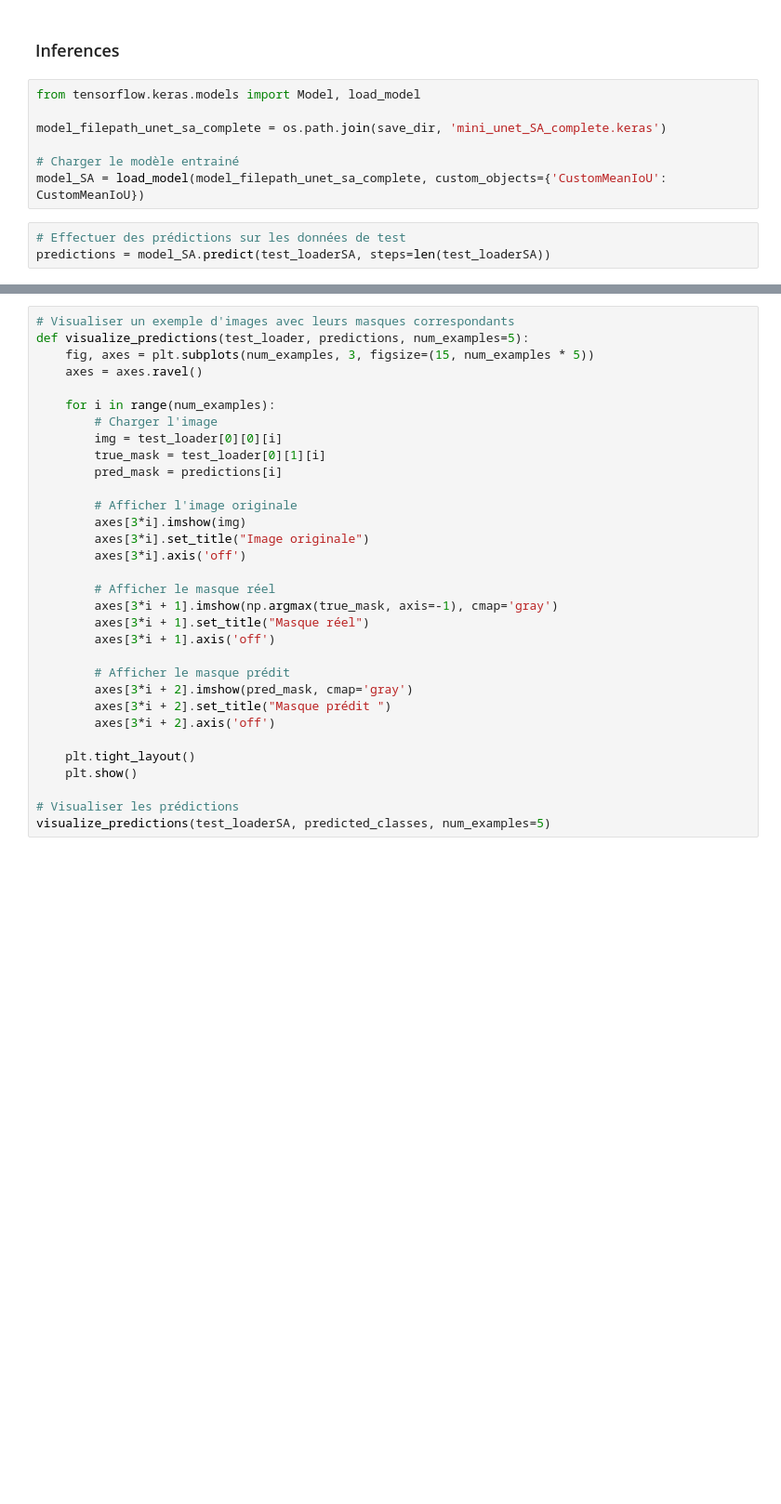
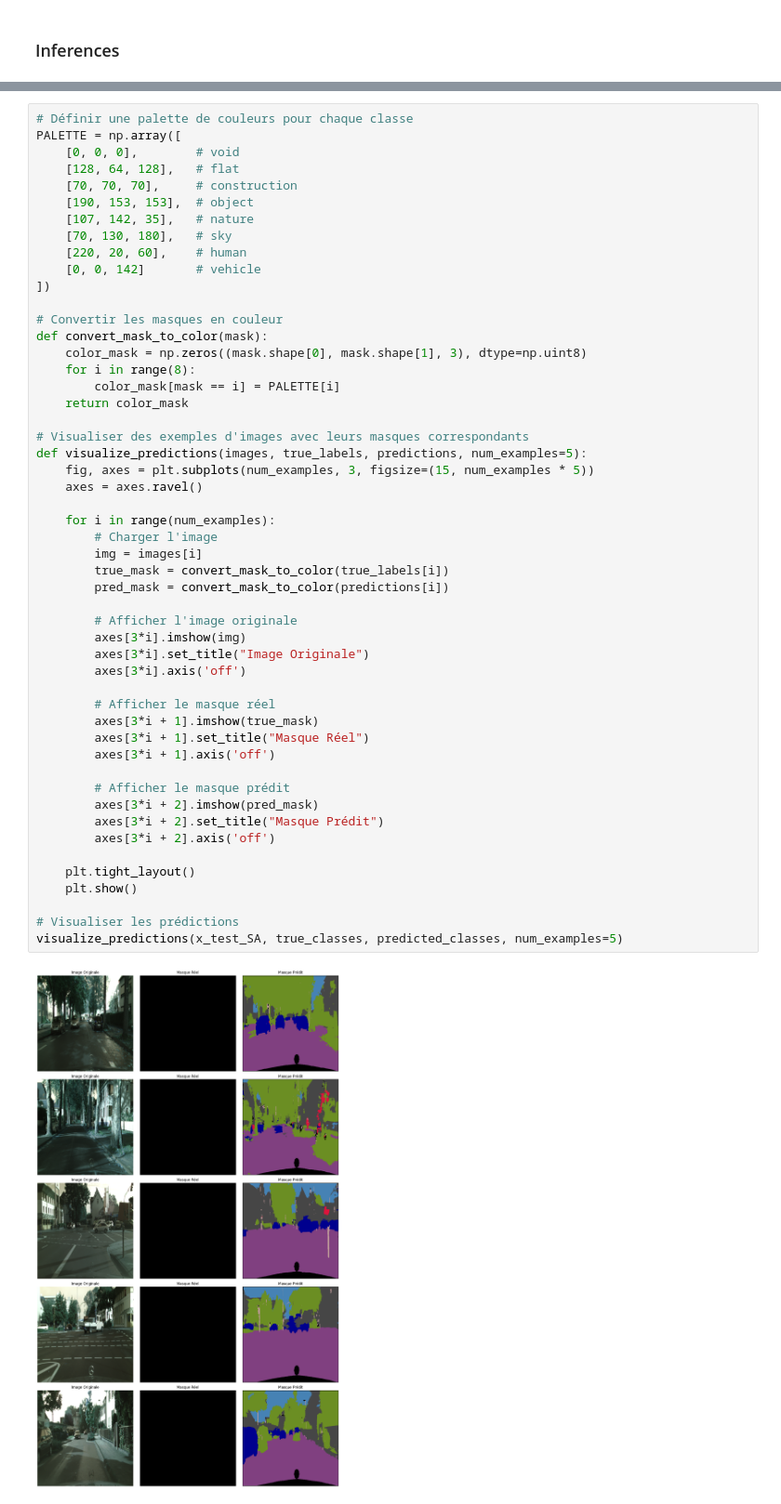
Before and after one commit to DhekerKacem/FuturVisionTransport, a Jupyter notebook: modelisation.ipynb, the cells around one changed output, grey strips where cells are left out. Shown at 93% size. Cells and saved outputs as stored; diff of their text form; blank space fills up the shorter version.

```diff
--- a/modelisation.ipynb
+++ b/modelisation.ipynb
@@ -1381,13 +1420,3 @@ Epoch 6/20
 372/372 [==============================] - 624s 2s/step - loss: 0.8380 - mean_iou: 0.3427 - val_loss: 1.6572 - val_mean_iou: 0.2894
 # %% [markdown]
 ### Inferences
-# %%
-from tensorflow.keras.models import Model, load_model
-
-model_filepath_unet_sa_complete = os.path.join(save_dir, 'mini_unet_SA_complete.keras')
-
-# Charger le modèle entrainé
-model_SA = load_model(model_filepath_unet_sa_complete, custom_objects={'CustomMeanIoU': CustomMeanIoU})
-# %%
-# Effectuer des prédictions sur les données de test
-predictions = model_SA.predict(test_loaderSA, steps=len(test_loaderSA))
@@ -1403,32 +1476,53 @@ print(f'Mean IoU: {iou_metric.result().numpy()}')
 # %%
-# Visualiser un exemple d'images avec leurs masques correspondants
-def visualize_predictions(test_loader, predictions, num_examples=5):
+# Définir une palette de couleurs pour chaque classe
+PALETTE = np.array([
+    [0, 0, 0],        # void
+    [128, 64, 128],   # flat
+    [70, 70, 70],     # construction
+    [190, 153, 153],  # object
+    [107, 142, 35],   # nature
+    [70, 130, 180],   # sky
+    [220, 20, 60],    # human
+    [0, 0, 142]       # vehicle
+])
+
+# Convertir les masques en couleur
+def convert_mask_to_color(mask):
+    color_mask = np.zeros((mask.shape[0], mask.shape[1], 3), dtype=np.uint8)
+    for i in range(8):
+        color_mask[mask == i] = PALETTE[i]
+    return color_mask
+
+# Visualiser des exemples d'images avec leurs masques correspondants
+def visualize_predictions(images, true_labels, predictions, num_examples=5):
     fig, axes = plt.subplots(num_examples, 3, figsize=(15, num_examples * 5))
     axes = axes.ravel()
 
     for i in range(num_examples):
         # Charger l'image
-        img = test_loader[0][0][i]
-        true_mask = test_loader[0][1][i]
-        pred_mask = predictions[i]
+        img = images[i]
+        true_mask = convert_mask_to_color(true_labels[i])
+        pred_mask = convert_mask_to_color(predictions[i])
 
         # Afficher l'image originale
         axes[3*i].imshow(img)
-        axes[3*i].set_title("Image originale")
+        axes[3*i].set_title("Image Originale")
         axes[3*i].axis('off')
 
         # Afficher le masque réel
-        axes[3*i + 1].imshow(np.argmax(true_mask, axis=-1), cmap='gray')
-        axes[3*i + 1].set_title("Masque réel")
+        axes[3*i + 1].imshow(true_mask)
+        axes[3*i + 1].set_title("Masque Réel")
         axes[3*i + 1].axis('off')
 
         # Afficher le masque prédit
-        axes[3*i + 2].imshow(pred_mask, cmap='gray')
-        axes[3*i + 2].set_title("Masque prédit ")
+        axes[3*i + 2].imshow(pred_mask)
+        axes[3*i + 2].set_title("Masque Prédit")
         axes[3*i + 2].axis('off')
 
     plt.tight_layout()
     plt.show()
 
 # Visualiser les prédictions
-visualize_predictions(test_loaderSA, predicted_classes, num_examples=5)
+visualize_predictions(x_test_SA, true_classes, predicted_classes, num_examples=5)
+# %% [output]
+[figure, added]
```
Also changed, not shown: parts of 13 cells of this notebook.
